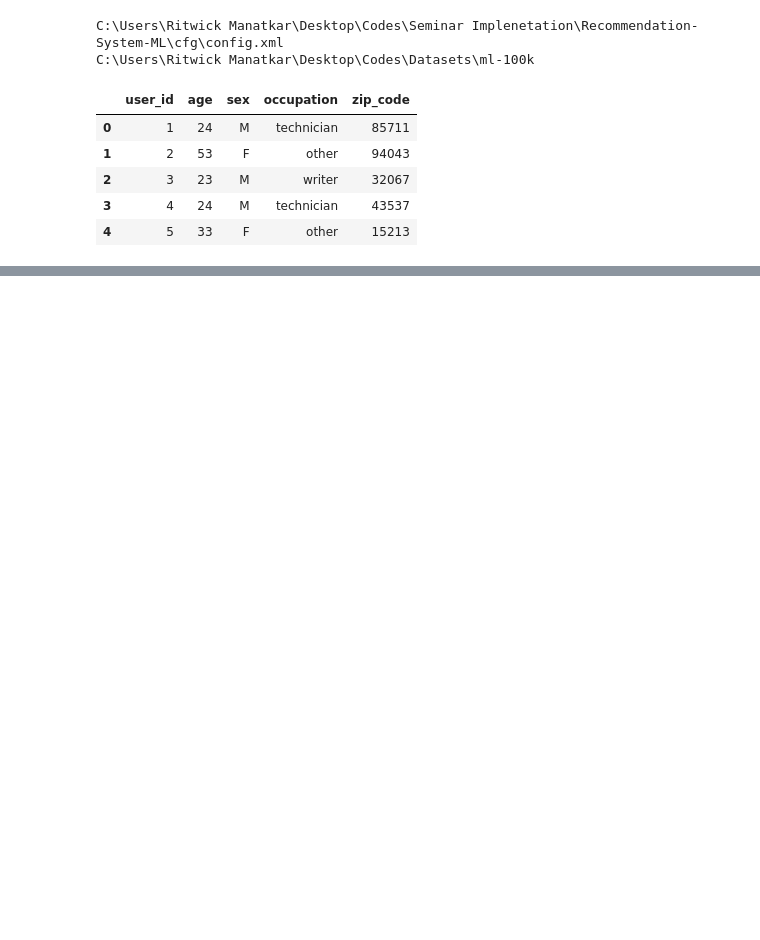
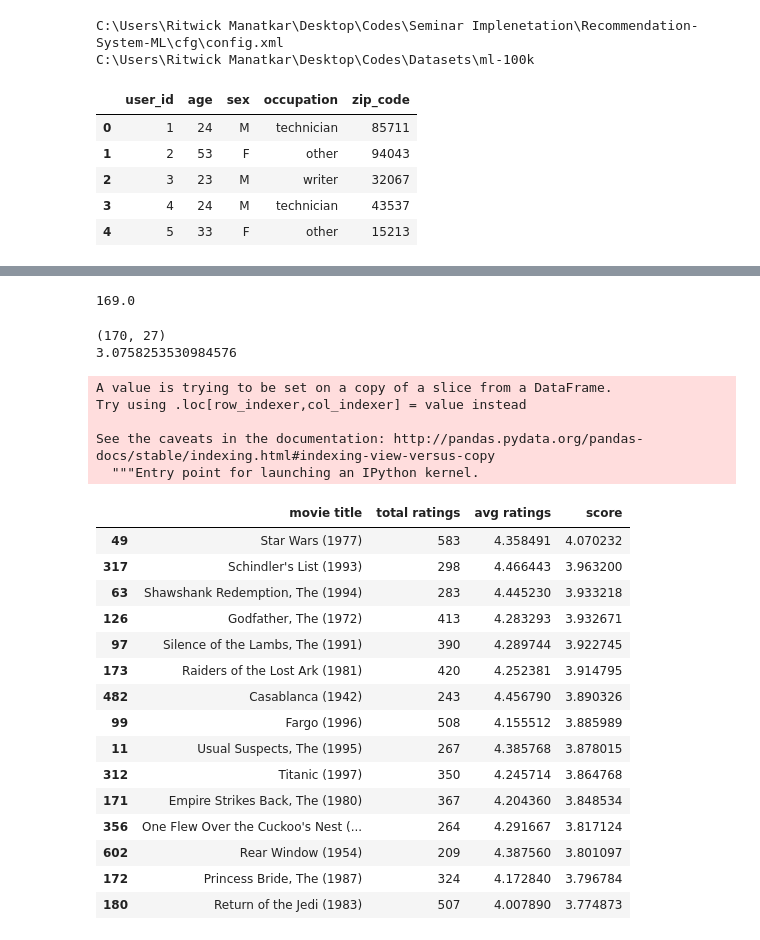
Before and after one commit to ritwickmanatkar/Recommendation-System-ML, a Jupyter notebook: bin/RecommendationSystem.ipynb, the cells around one changed output, grey strips where cells are left out. Saved outputs shown, nothing was run; the diff lists cells and outputs as text; code cells hidden in the pictures; blank space fills up the shorter version.

Commit message:
Simple recommendation system done

```diff
--- a/bin/RecommendationSystem.ipynb
+++ b/bin/RecommendationSystem.ipynb
@@ -68,0 +122,15 @@ items
+# %%
+# Simple Popularity Model
+items['total ratings'] = 0
+items['avg ratings'] = 0
+for index, row in ratings.iterrows():
+    try:
+        i = items.index[items['movie id'] == row["movie_id"]].tolist()
+        print(index ,i[0])
+    except:
+        continue
+    items.at[i[0] , 'total ratings'] += 1
+    items.at[i[0] , 'avg ratings'] += int(row["rating"])
+items['avg ratings'] /= items['total ratings']
+
+print(items[["movie id", "avg ratings" , "total ratings"]])
@@ -68,0 +155,47 @@ items
+# %%
+m = items['total ratings'].quantile(0.90)
+print(m)
+# %% [output]
+169.0
+# %%
+simple = items[items['total ratings'] >= m]
+print(simple.shape)
+
+c = items['avg ratings'].mean()
+print(c)
+# %% [output]
+(170, 27)
+3.0758253530984576
+# %%
+def weighted_rating(x,m=m,c= c):
+    v = x['total ratings']
+    r = x['avg ratings']
+    return (v/(v+m)*r)+(m/(m+v)*c)
+# %%
+simple['score'] = simple.apply(weighted_rating,axis=1)
+
+simple = simple.sort_values('score',ascending=False)
+
+simple[['movie title','total ratings', 'avg ratings', 'score']].head(15)
+# %% [output]
+A value is trying to be set on a copy of a slice from a DataFrame.
+Try using .loc[row_indexer,col_indexer] = value instead
+
+See the caveats in the documentation: http://pandas.pydata.org/pandas-docs/stable/indexing.html#indexing-view-versus-copy
+  """Entry point for launching an IPython kernel.
+|  | movie title | total ratings | avg ratings | score |
+| 49 | Star Wars (1977) | 583 | 4.358491 | 4.070232 |
+| 317 | Schindler's List (1993) | 298 | 4.466443 | 3.963200 |
+| 63 | Shawshank Redemption, The (1994) | 283 | 4.445230 | 3.933218 |
+| 126 | Godfather, The (1972) | 413 | 4.283293 | 3.932671 |
+| 97 | Silence of the Lambs, The (1991) | 390 | 4.289744 | 3.922745 |
+| 173 | Raiders of the Lost Ark (1981) | 420 | 4.252381 | 3.914795 |
+| 482 | Casablanca (1942) | 243 | 4.456790 | 3.890326 |
+| 99 | Fargo (1996) | 508 | 4.155512 | 3.885989 |
+| 11 | Usual Suspects, The (1995) | 267 | 4.385768 | 3.878015 |
+| 312 | Titanic (1997) | 350 | 4.245714 | 3.864768 |
+| 171 | Empire Strikes Back, The (1980) | 367 | 4.204360 | 3.848534 |
+| 356 | One Flew Over the Cuckoo's Nest (... | 264 | 4.291667 | 3.817124 |
+| 602 | Rear Window (1954) | 209 | 4.387560 | 3.801097 |
+| 172 | Princess Bride, The (1987) | 324 | 4.172840 | 3.796784 |
+| 180 | Return of the Jedi (1983) | 507 | 4.007890 | 3.774873 |
```
Also changed, not shown: parts of 6 cells of this notebook.
